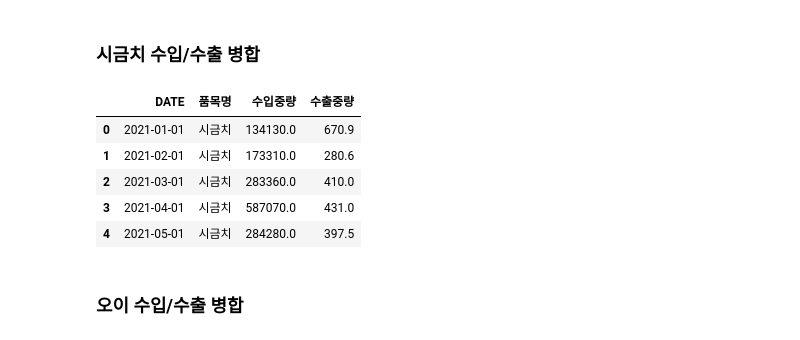
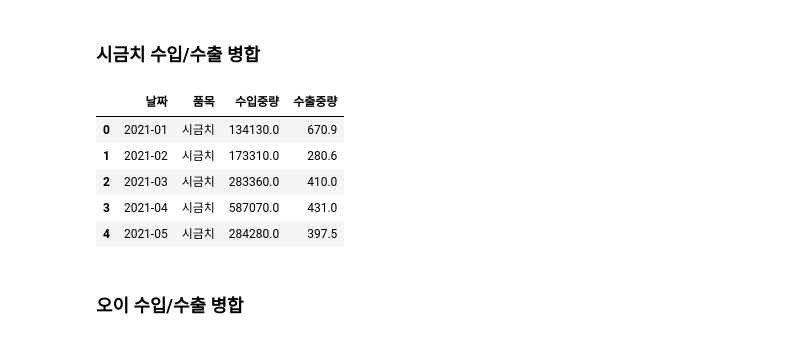
Before and after one commit to Encore-SKN-17/ML_MINI_2TEAM, a Jupyter notebook: sehee/spinach_cucumber_preprocessing.ipynb, the cells around one changed output. Saved outputs shown, nothing was run; the diff lists cells and outputs as text; code cells hidden in the pictures.

```diff
--- a/sehee/spinach_cucumber_preprocessing.ipynb
+++ b/sehee/spinach_cucumber_preprocessing.ipynb
@@ -19,11 +19,11 @@ spinach_export = pd.read_excel('/Users/woojin/Desktop/SK Networks Family AI Camp
 spinach_import = spinach_import.drop(['AGCODE', 'HSCODE', '금액', '국가명', '구분'], axis=1).reset_index(drop=True)
 spinach_export = spinach_export.drop(['AGCODE', 'HSCODE', '금액', '국가명', '구분'], axis=1).reset_index(drop=True)
 
-spinach_import.rename(columns={'중량':'수입중량'}, inplace=True)
-spinach_export.rename(columns={'중량':'수출중량'}, inplace=True)
+spinach_import.rename(columns={'DATE':'날짜', '품목명':'품목', '중량':'수입중량'}, inplace=True)
+spinach_export.rename(columns={'DATE':'날짜', '품목명':'품목', '중량':'수출중량'}, inplace=True)
 
 spinach_import = spinach_import.drop(spinach_import[spinach_import['수입중량'] == 0].index, axis=0).reset_index(drop=True)
 spinach_export = spinach_export.drop(spinach_export[spinach_export['수출중량'] == 0].index, axis=0).reset_index(drop=True)
 
-spinach_import['DATE'] = pd.to_datetime(spinach_import['DATE'], format='%Y%m')
-spinach_export['DATE'] = pd.to_datetime(spinach_export['DATE'], format='%Y%m')
+spinach_import['날짜'] = pd.to_datetime(spinach_import['날짜'], format='%Y%m').dt.strftime('%Y-%m')
+spinach_export['날짜'] = pd.to_datetime(spinach_export['날짜'], format='%Y%m').dt.strftime('%Y-%m')
@@ -30 +32,11 @@ spinach_export['DATE'] = pd.to_datetime(spinach_export['DATE'], format='%Y%m')
+# %%
+spinach_import_export = spinach_import_export.groupby(['날짜', '품목']).sum().reset_index()
+spinach_import_export.head()
+# %% [output]
+|  | 날짜 | 품목 | 수입중량 | 수출중량 |
+| 0 | 2021-01 | 시금치 | 134130.0 | 670.9 |
+| 1 | 2021-02 | 시금치 | 173310.0 | 280.6 |
+| 2 | 2021-03 | 시금치 | 283360.0 | 410.0 |
+| 3 | 2021-04 | 시금치 | 587070.0 | 431.0 |
+| 4 | 2021-05 | 시금치 | 284280.0 | 397.5 |
 # %%
@@ -32,14 +43,4 @@ spinach_import_export = pd.concat([spinach_import, spinach_export], ignore_index
 spinach_import_export.to_excel('/Users/woojin/Desktop/SK Networks Family AI Camp_17/2DA/data/spinach_import_export.xlsx', index=False)
-# %%
-spinach_import_export = spinach_import_export.groupby(['DATE', '품목명']).sum().reset_index()
-spinach_import_export.head()
-# %% [output]
-|  | DATE | 품목명 | 수입중량 | 수출중량 |
-| 0 | 2021-01-01 | 시금치 | 134130.0 | 670.9 |
-| 1 | 2021-02-01 | 시금치 | 173310.0 | 280.6 |
-| 2 | 2021-03-01 | 시금치 | 283360.0 | 410.0 |
-| 3 | 2021-04-01 | 시금치 | 587070.0 | 431.0 |
-| 4 | 2021-05-01 | 시금치 | 284280.0 | 397.5 |
 # %% [markdown]
 ### 오이 수입/수출 병합
 # %%
```
Also changed, not shown: parts of 10 cells of this notebook, 4 other files.
